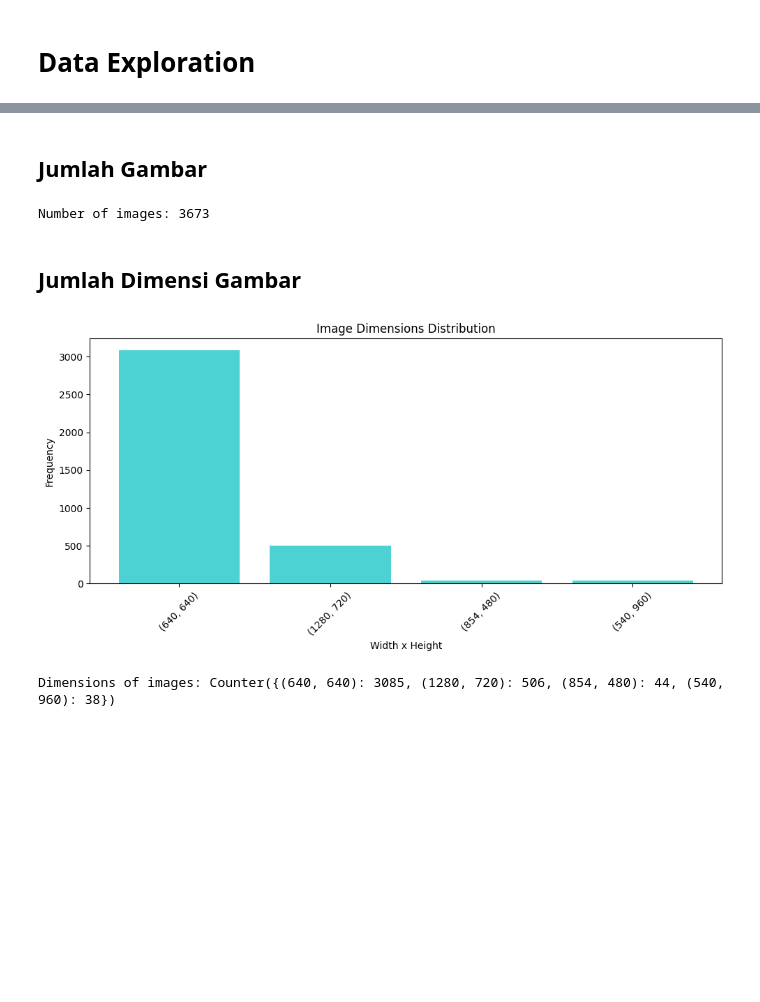
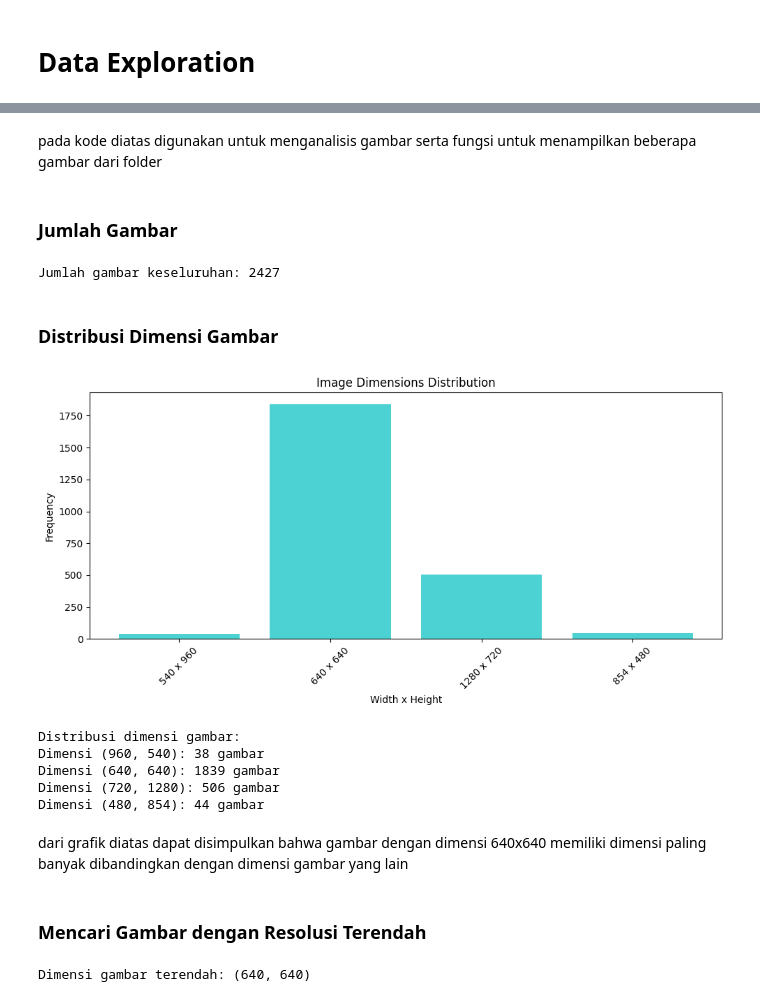
Before and after one commit to Padmanaba231/AI_LAB_PROJECT, a Jupyter notebook: Data_Exploration.ipynb, the cells around one changed output, grey strips where cells are left out. Drawn from its saved outputs; the diff is of its cells as text; code cells hidden in the pictures; blank space fills up the shorter version.

Commit message:
Data Exploration - Raw Images

```diff
--- a/Data_Exploration.ipynb
+++ b/Data_Exploration.ipynb
@@ -29,21 +11,0 @@ Mounted at /content/gdrive
-# %%
-# #Directory images sesuai dengan lokasi folder
-folder_path = '/content/gdrive/MyDrive/IPYNB/FinalAi/AI_LAB_PROJECT/Data/Images'
-
-#menganalisis seluruh gambar
-def analyze_images(folder_path):
-    image_data = []
-    formats = []
-
-    for filename in os.listdir(folder_path):
-        if filename.endswith(('.jpg', '.jpeg', '.png', '.bmp', '.gif')):  # format gambar
-            img_path = os.path.join(folder_path, filename)
-            img = cv2.imread(img_path)
-            if img is not None:
-                height, width, _ = img.shape
-                image_data.append((filename, img, (width, height)))
-                formats.append(filename.split('.')[-1].lower())
-
-    return image_data, formats
-
-image_data, formats = analyze_images(folder_path)
@@ -102,36 +64,49 @@ image_data, formats = analyze_images(united_folder_path)
+# %% [markdown]
+pada kode diatas digunakan untuk menganalisis gambar serta fungsi untuk menampilkan beberapa gambar dari folder
 # %% [markdown]
-## Jumlah Gambar
+### Jumlah Gambar
 # %%
 #mengetahui jumlah gambarnya
 num_images = len(image_data)
-print(f'Number of images: {num_images}')
+print(f'Jumlah gambar keseluruhan: {num_images}')
 # %% [output]
-Number of images: 3673
+Jumlah gambar keseluruhan: 2427
 # %% [markdown]
-## Jumlah Dimensi Gambar
+### Distribusi Dimensi Gambar
 # %%
-#Ekstrak dimensi dari images
-dimensions = [dim for _, _, dim in image_data]
-
-# menghitung frekuensi dari dimensi gambar
+dimensions = [(height, width) for _, height, width in image_data]
 dimension_counts = Counter(dimensions)
 
 # data labels dan counts untuk visualisasi data
-labels = ['(640, 640)', '(1280, 720)', '(854, 480)', '(540, 960)']
+labels = [f"{width} x {height}" for height, width in dimension_counts.keys()]
 counts = list(dimension_counts.values())
 
 # bar chart
 plt.figure(figsize=(10, 5))
 plt.bar(labels, counts, color='c', alpha=0.7)
 plt.title('Image Dimensions Distribution')
 plt.xlabel('Width x Height')
 plt.ylabel('Frequency')
 plt.xticks(rotation=45)
 plt.tight_layout()
 plt.show()
 
-# Print jumlah dimensi gambar
-print(f'Dimensions of images: {dimension_counts}')
+print("Distribusi dimensi gambar:")
+for dim, count in dimension_counts.items():
+    print(f"Dimensi {dim}: {count} gambar")
 # %% [output]
-[figure, old version]
+[figure, new version]
-Dimensions of images: Counter({(640, 640): 3085, (1280, 720): 506, (854, 480): 44, (540, 960): 38})
+Distribusi dimensi gambar:
+Dimensi (960, 540): 38 gambar
+Dimensi (640, 640): 1839 gambar
+Dimensi (720, 1280): 506 gambar
+Dimensi (480, 854): 44 gambar
+# %% [markdown]
+dari grafik diatas dapat disimpulkan bahwa gambar dengan dimensi 640x640 memiliki dimensi paling banyak dibandingkan dengan dimensi gambar yang lain
+# %% [markdown]
+### Mencari Gambar dengan Resolusi Terendah
+# %%
+min_dimension = min(dimensions, key=lambda x: x[0] * x[1])
+print(f"Dimensi gambar terendah: {min_dimension}")
+# %% [output]
+Dimensi gambar terendah: (640, 640)
```
Also changed, not shown: parts of 27 cells of this notebook.
